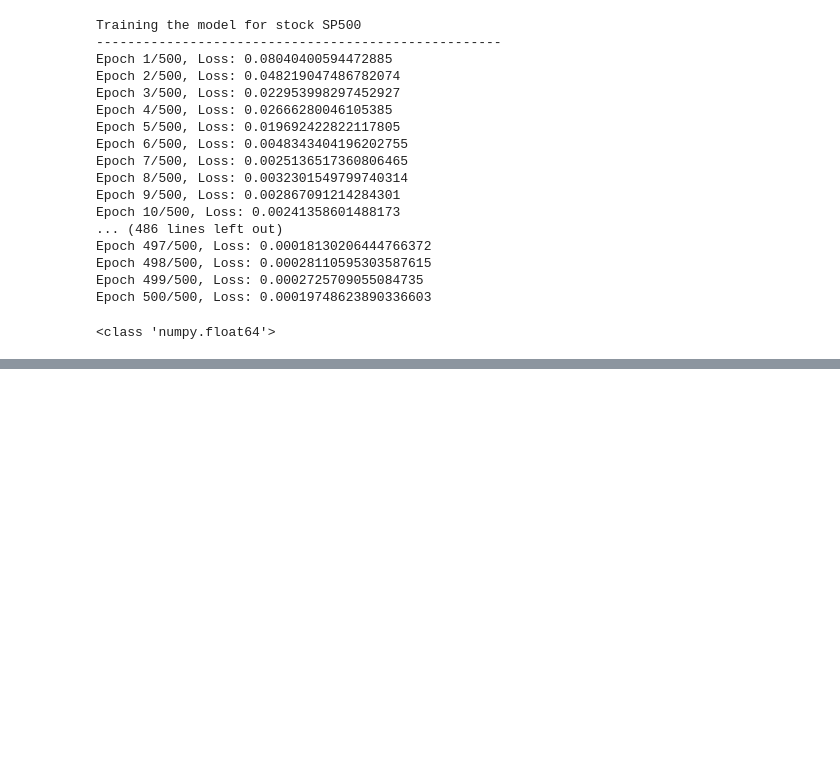
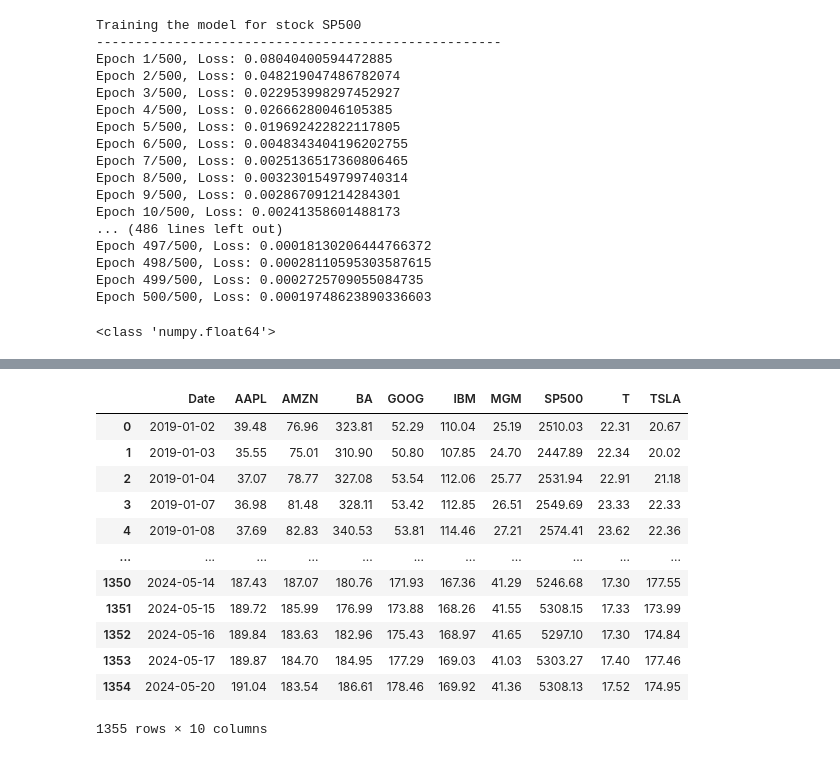
Before and after one commit to Ris-code/Finance_DL_Project, a Jupyter notebook: Notebooks/portfolio_management.ipynb, the cells around one changed output, grey strips where cells are left out. Drawn from its saved outputs; the diff is of its cells as text; code cells hidden in the pictures; blank space fills up the shorter version.

```diff
--- a/Notebooks/portfolio_management.ipynb
+++ b/Notebooks/portfolio_management.ipynb
@@ -209,0 +260,17 @@ print(type(df['Close'][0]))
+# %%
+df = pd.read_csv(csv_files[5])
+df
+# %% [output]
+|  | Date | AAPL | AMZN | BA | GOOG | IBM | MGM | SP500 | T | TSLA |
+| 0 | 2019-01-02 | 39.48 | 76.96 | 323.81 | 52.29 | 110.04 | 25.19 | 2510.03 | 22.31 | 20.67 |
+| 1 | 2019-01-03 | 35.55 | 75.01 | 310.90 | 50.80 | 107.85 | 24.70 | 2447.89 | 22.34 | 20.02 |
+| 2 | 2019-01-04 | 37.07 | 78.77 | 327.08 | 53.54 | 112.06 | 25.77 | 2531.94 | 22.91 | 21.18 |
+| 3 | 2019-01-07 | 36.98 | 81.48 | 328.11 | 53.42 | 112.85 | 26.51 | 2549.69 | 23.33 | 22.33 |
+| 4 | 2019-01-08 | 37.69 | 82.83 | 340.53 | 53.81 | 114.46 | 27.21 | 2574.41 | 23.62 | 22.36 |
+| ... | ... | ... | ... | ... | ... | ... | ... | ... | ... | ... |
+| 1350 | 2024-05-14 | 187.43 | 187.07 | 180.76 | 171.93 | 167.36 | 41.29 | 5246.68 | 17.30 | 177.55 |
+| 1351 | 2024-05-15 | 189.72 | 185.99 | 176.99 | 173.88 | 168.26 | 41.55 | 5308.15 | 17.33 | 173.99 |
+| 1352 | 2024-05-16 | 189.84 | 183.63 | 182.96 | 175.43 | 168.97 | 41.65 | 5297.10 | 17.30 | 174.84 |
+| 1353 | 2024-05-17 | 189.87 | 184.70 | 184.95 | 177.29 | 169.03 | 41.03 | 5303.27 | 17.40 | 177.46 |
+| 1354 | 2024-05-20 | 191.04 | 183.54 | 186.61 | 178.46 | 169.92 | 41.36 | 5308.13 | 17.52 | 174.95 |
+1355 rows × 10 columns
```
Also changed, not shown: parts of 27 cells of this notebook, 5 other files.
